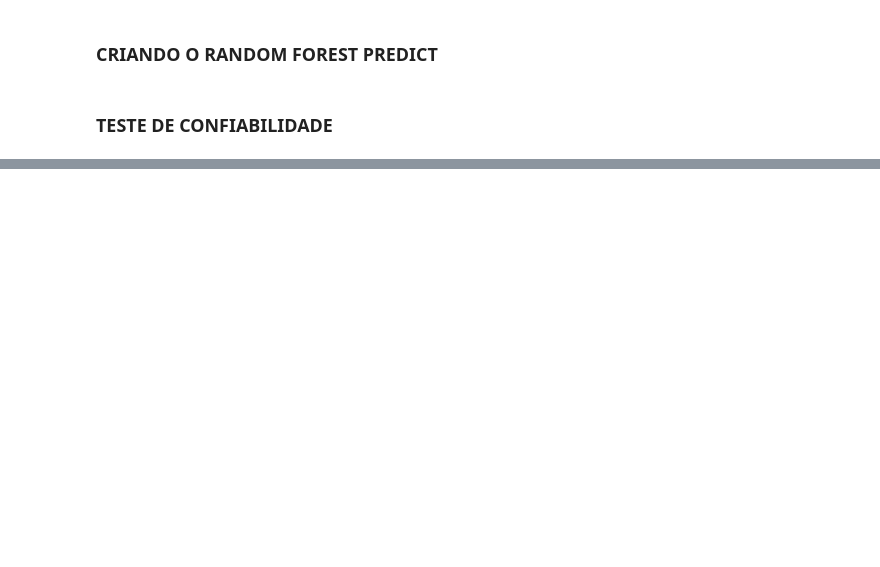
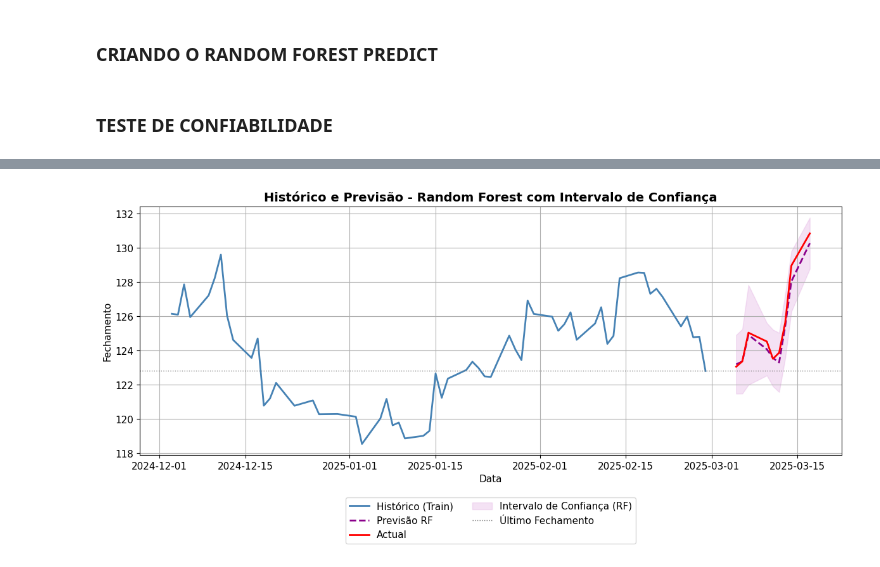
Before and after one commit to luishrufino/previsao_ibovespa, a Jupyter notebook: Machine Code.ipynb, the cells around one changed output, grey strips where cells are left out. Saved outputs shown, nothing was run; the diff lists cells and outputs as text; code cells hidden in the pictures; blank space fills up the shorter version.

Commit message:
Add intervalo de confiança

```diff
--- a/Machine Code.ipynb
+++ b/Machine Code.ipynb
@@ -522,0 +379,17 @@ plt.show()
+# %%
+predictions = np.array([tree.predict(X_test_rf) for tree in rf_model.estimators_])
+
+# Média das previsões (previsão final)
+rf_pred = predictions.mean(axis=0)
+std_dev = predictions.std(axis=0)
+lower_bound = rf_pred - 1.96 * std_dev  # Intervalo inferior
+upper_bound = rf_pred + 1.96 * std_dev  # Intervalo superior
+# %%
+rf_intervalo = pd.DataFrame({
+    'pred': rf_pred,
+    'lower': lower_bound,
+    'upper': upper_bound
+}, index=df_test.index)
+
+
+rf_intervalo
@@ -522,0 +408,35 @@ plt.show()
+# %%
+import matplotlib.pyplot as plt
+
+df_train_final = df_train.tail(60)
+
+fig, ax = plt.subplots(figsize=(12,6))
+
+# Plot histórico
+ax.plot(df_train_final.index, df_train_final['Último'], label='Histórico (Train)', color='steelblue', linewidth=2)
+
+# Plot Previsão Random Forest
+ax.plot(rf_intervalo.index, rf_intervalo['pred'], label='Previsão RF', color='darkmagenta', linestyle='--', linewidth=2)
+ax.plot(df_test.index, df_test['Último'], label='Actual', color='red', linestyle='-', linewidth=2)
+
+# Plot faixa de intervalo de confiança (shaded area)
+ax.fill_between(rf_intervalo.index,
+                rf_intervalo['lower'],
+                rf_intervalo['upper'],
+                color='plum', alpha=0.3, label='Intervalo de Confiança (RF)')
+
+# Linha de referência (último valor do histórico)
+ax.axhline(y=df_train_final['Último'].iloc[-1], color='gray', linestyle=':', linewidth=1, label='Último Fechamento')
+
+# Eixos
+ax.set_title('Histórico e Previsão - Random Forest com Intervalo de Confiança', fontsize=14, fontweight='bold')
+ax.set_ylabel('Fechamento')
+ax.set_xlabel('Data')
+
+# Estética
+ax.legend(loc='upper center', bbox_to_anchor=(0.5, -0.15), ncol=2, frameon=True)
+ax.grid(True)
+plt.tight_layout()
+plt.show()
+# %% [output]
+[figure, added]
```
Also changed, not shown: parts of 16 cells of this notebook.
